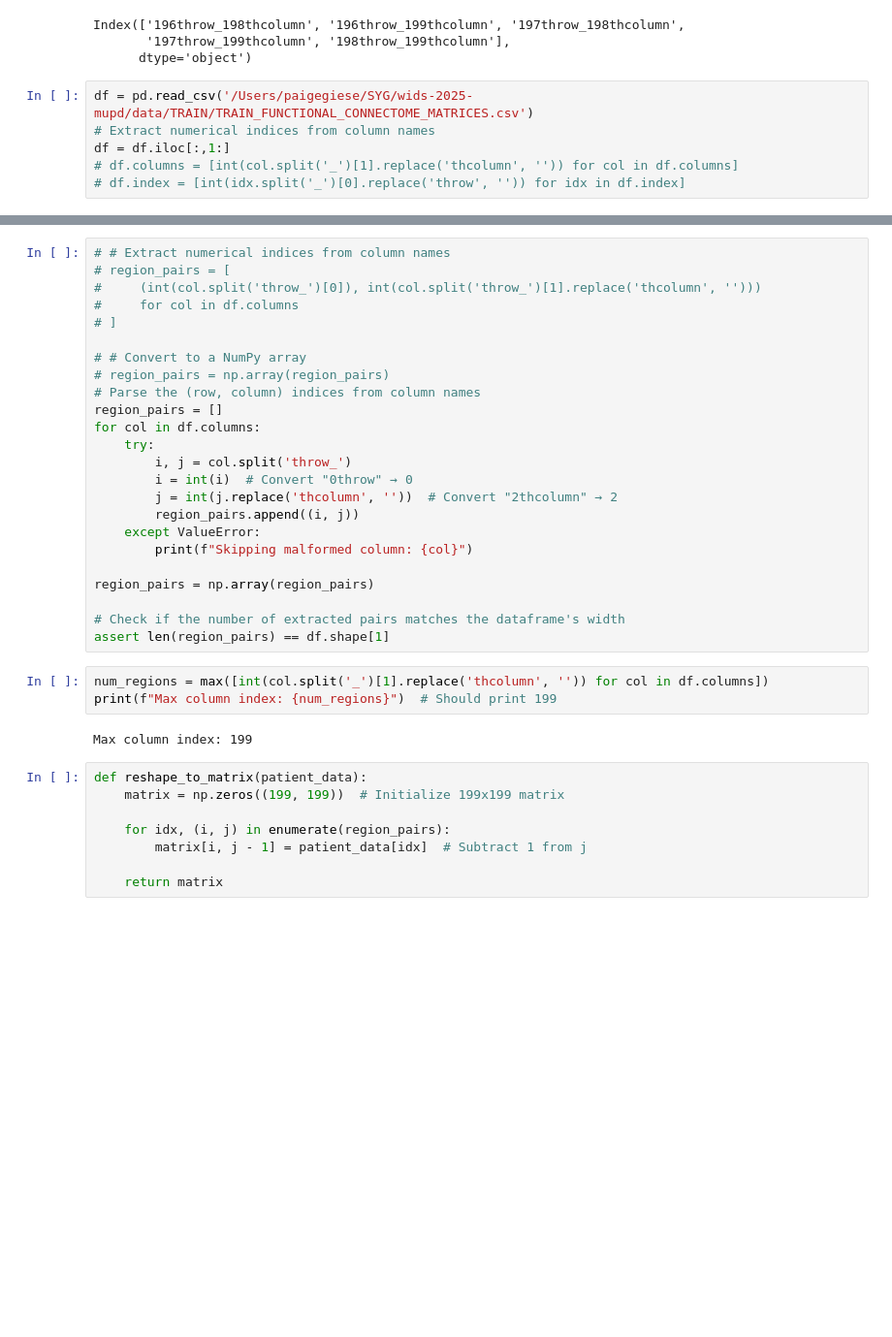
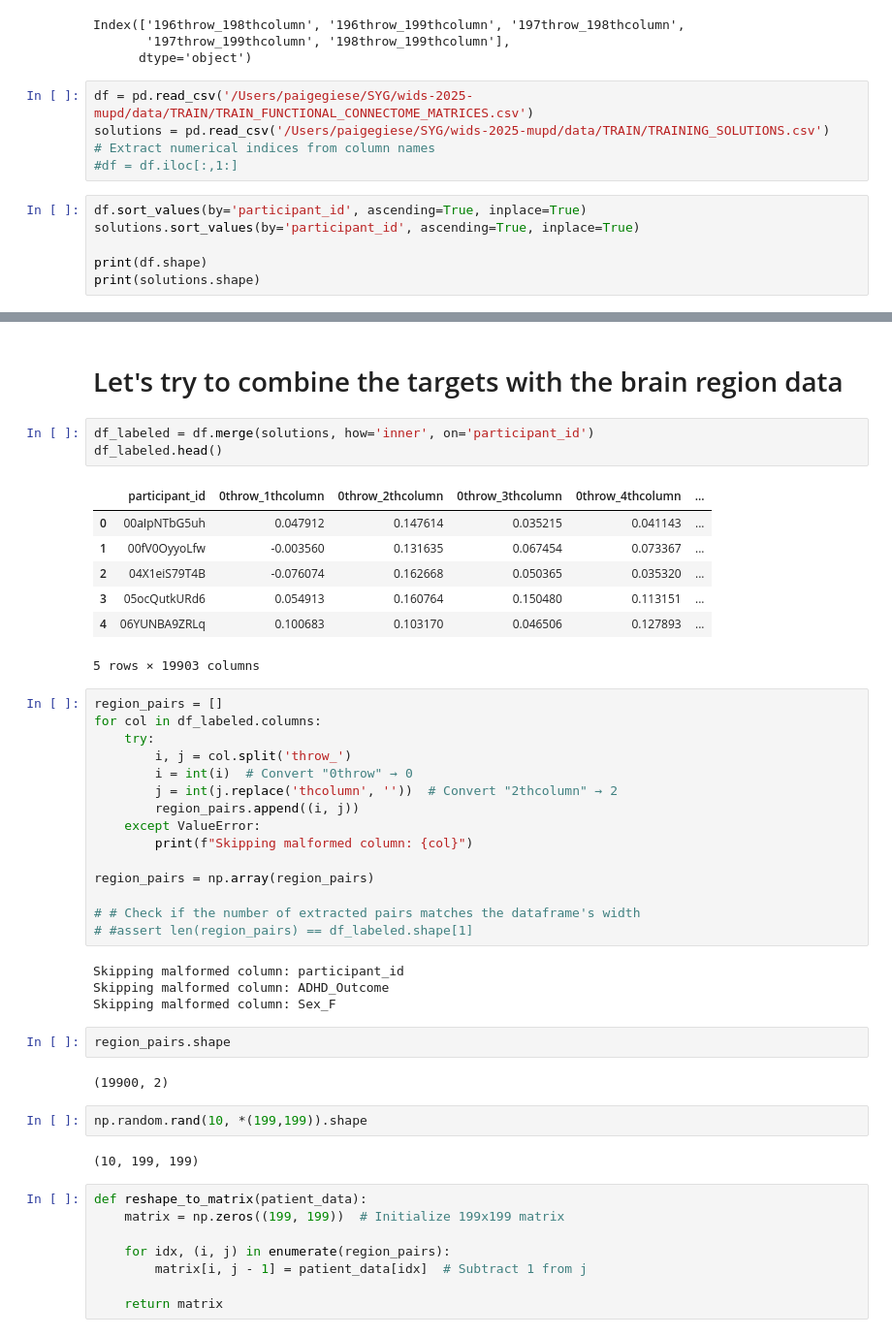
Before and after one commit to psgiese/wids-2025-mupd, a Jupyter notebook: notebooks/eda.ipynb, the cells around one changed output, grey strips where cells are left out. Shown at 97% size. Cells and saved outputs as stored; diff of their text form; blank space fills up the shorter version.

```diff
--- a/notebooks/eda.ipynb
+++ b/notebooks/eda.ipynb
@@ -72,7 +55,12 @@ Index(['196throw_198thcolumn', '196throw_199thcolumn', '197throw_198thcolumn',
       dtype='object')
 # %%
 df = pd.read_csv('/Users/paigegiese/SYG/wids-2025-mupd/data/TRAIN/TRAIN_FUNCTIONAL_CONNECTOME_MATRICES.csv')
+solutions = pd.read_csv('/Users/paigegiese/SYG/wids-2025-mupd/data/TRAIN/TRAINING_SOLUTIONS.csv')
 # Extract numerical indices from column names
-df = df.iloc[:,1:]
-# df.columns = [int(col.split('_')[1].replace('thcolumn', '')) for col in df.columns]
-# df.index = [int(idx.split('_')[0].replace('throw', '')) for idx in df.index]
+#df = df.iloc[:,1:]
+# %%
+df.sort_values(by='participant_id', ascending=True, inplace=True)
+solutions.sort_values(by='participant_id', ascending=True, inplace=True)
+
+print(df.shape)
+print(solutions.shape)
@@ -79,15 +97,19 @@ df = df.iloc[:,1:]
+# %% [markdown]
+# Let's try to combine the targets with the brain region data
+# %%
+df_labeled = df.merge(solutions, how='inner', on='participant_id')
+df_labeled.head()
+# %% [output]
+|  | participant_id | 0throw_1thcolumn | 0throw_2thcolumn | 0throw_3thcolumn | 0throw_4thcolumn | ... |
+| 0 | 00aIpNTbG5uh | 0.047912 | 0.147614 | 0.035215 | 0.041143 | ... |
+| 1 | 00fV0OyyoLfw | -0.003560 | 0.131635 | 0.067454 | 0.073367 | ... |
+| 2 | 04X1eiS79T4B | -0.076074 | 0.162668 | 0.050365 | 0.035320 | ... |
+| 3 | 05ocQutkURd6 | 0.054913 | 0.160764 | 0.150480 | 0.113151 | ... |
+| 4 | 06YUNBA9ZRLq | 0.100683 | 0.103170 | 0.046506 | 0.127893 | ... |
+5 rows × 19903 columns
 # %%
-# # Extract numerical indices from column names
-# region_pairs = [
-#     (int(col.split('throw_')[0]), int(col.split('throw_')[1].replace('thcolumn', '')))
-#     for col in df.columns
-# ]
-
-# # Convert to a NumPy array
-# region_pairs = np.array(region_pairs)
-# Parse the (row, column) indices from column names
 region_pairs = []
-for col in df.columns:
+for col in df_labeled.columns:
     try:
         i, j = col.split('throw_')
         i = int(i)  # Convert "0throw" → 0
@@ -98,13 +120,20 @@ for col in df.columns:
 
 region_pairs = np.array(region_pairs)
 
-# Check if the number of extracted pairs matches the dataframe's width
-assert len(region_pairs) == df.shape[1]
+# # Check if the number of extracted pairs matches the dataframe's width
+# #assert len(region_pairs) == df_labeled.shape[1]
+# %% [output]
+Skipping malformed column: participant_id
+Skipping malformed column: ADHD_Outcome
+Skipping malformed column: Sex_F
-# %%
-num_regions = max([int(col.split('_')[1].replace('thcolumn', '')) for col in df.columns])
-print(f"Max column index: {num_regions}")  # Should print 199
-# %% [output]
-Max column index: 199
+# %%
+region_pairs.shape
+# %% [output]
+(19900, 2)
+# %%
+np.random.rand(10, *(199,199)).shape
+# %% [output]
+(10, 199, 199)
 # %%
 def reshape_to_matrix(patient_data):
     matrix = np.zeros((199, 199))  # Initialize 199x199 matrix
```
Also changed, not shown: parts of 24 cells of this notebook.
